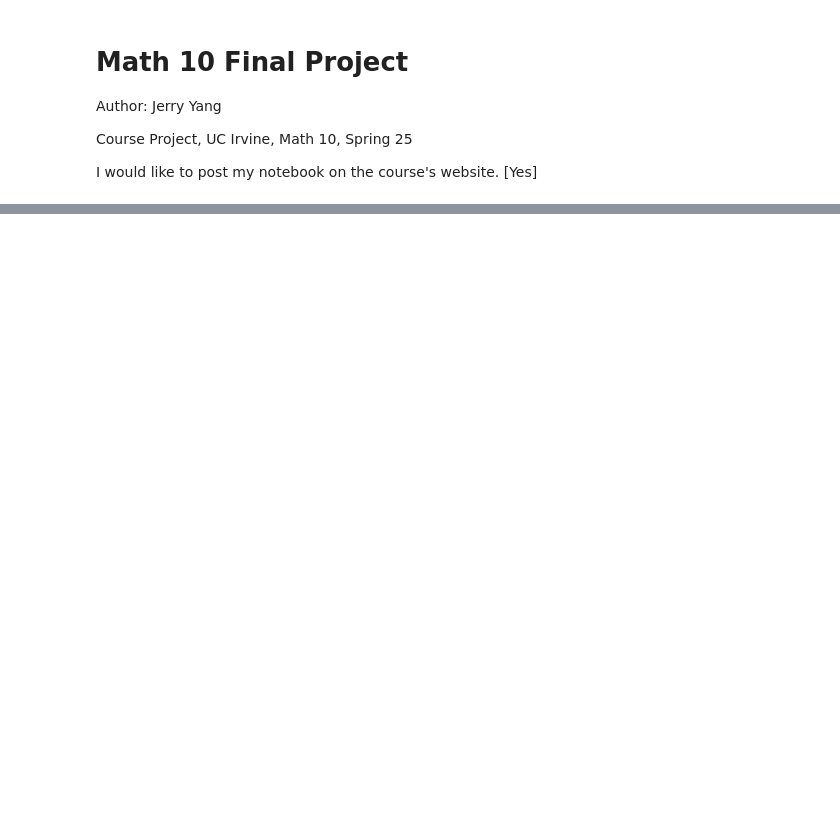
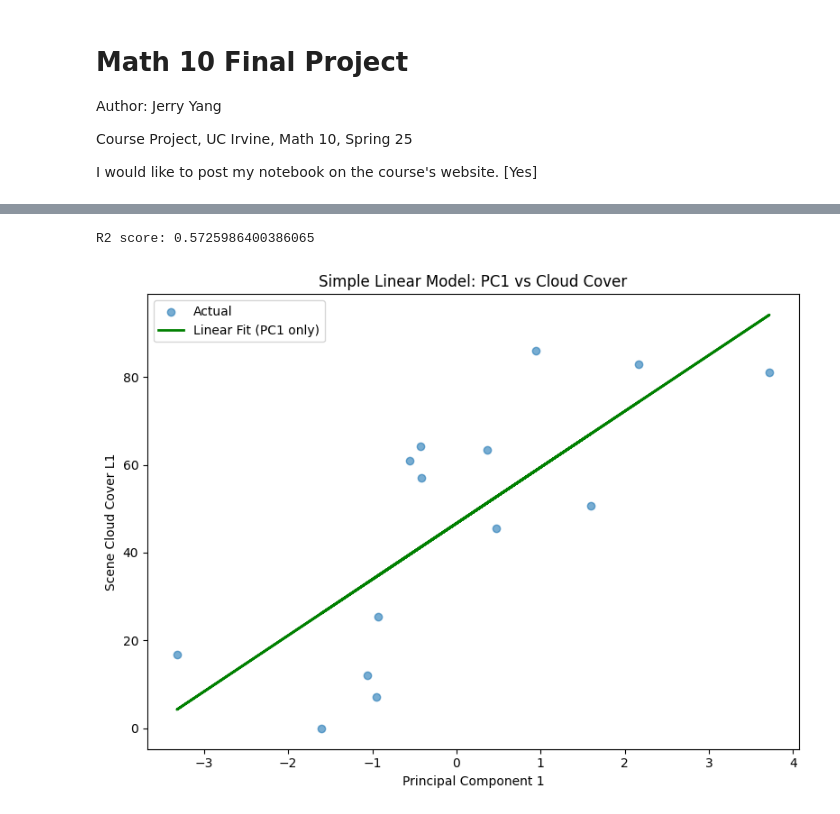
Before and after one commit to Jerry4232/Math10-Final-Project, a Jupyter notebook: submission.ipynb, the cells around one changed output, grey strips where cells are left out. Saved outputs shown, nothing was run; the diff lists cells and outputs as text; code cells hidden in the pictures; blank space fills up the shorter version.

```diff
--- a/submission.ipynb
+++ b/submission.ipynb
@@ -58,0 +127,17 @@ df_numeric
+# %%
+# data preparation
+
+features = [
+    "Land Cloud Cover",
+    "Sun Elevation L0RA",
+    "Geometric RMSE Model",
+    "CENTER_LAT",
+    "CENTER_LON"
+]
+target = "Scene Cloud Cover L1"
+
+df_clean = df[features + [target]].dropna()
+X = df_clean[features]
+y = df_clean[target]
+
+X_train, X_test, y_train, y_test = train_test_split(X, y, test_size=0.2, random_state=42)
@@ -58,0 +154,24 @@ df_numeric
+# %%
+# Fit a linear regression using PC1 as the only feature
+
+pca = PCA(n_components=1)
+X_test_scaled = StandardScaler().fit_transform(X_test)
+pc1 = pca.fit_transform(X_test_scaled)
+
+pc1_only = pc1.reshape(-1, 1)
+pc1_model = LinearRegression().fit(pc1_only, y_test)
+pc1_pred = pc1_model.predict(pc1_only)
+r2 = r2_score(y_test, pc1_pred)
+print(f"R2 score: {r2}")
+
+plt.figure(figsize=(8, 6))
+plt.scatter(pc1, y_test, label="Actual", alpha=0.6)
+plt.plot(pc1, pc1_pred, color="green", linewidth=2, label="Linear Fit (PC1 only)")
+plt.title("Simple Linear Model: PC1 vs Cloud Cover")
+plt.xlabel("Principal Component 1")
+plt.ylabel("Scene Cloud Cover L1")
+plt.legend()
+plt.tight_layout()
+# %% [output]
+R2 score: 0.5725986400386065
+[figure, added]
```
Also changed, not shown: parts of 22 cells of this notebook, 2 other files.
